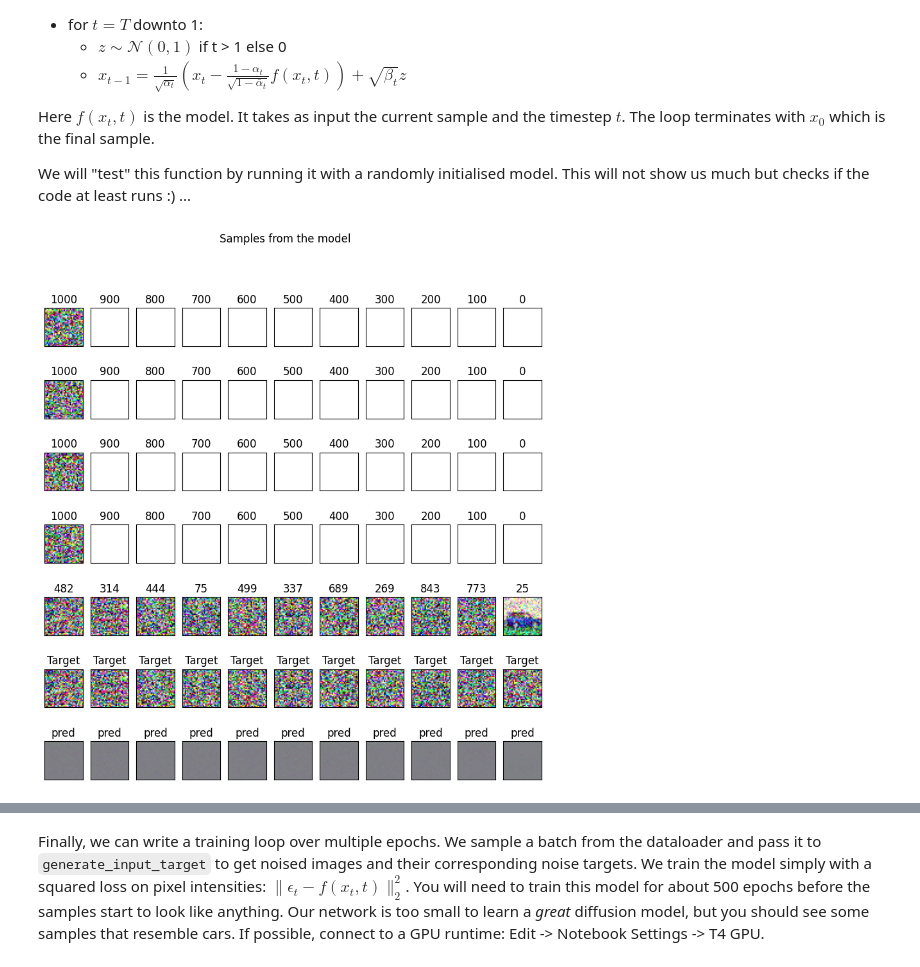
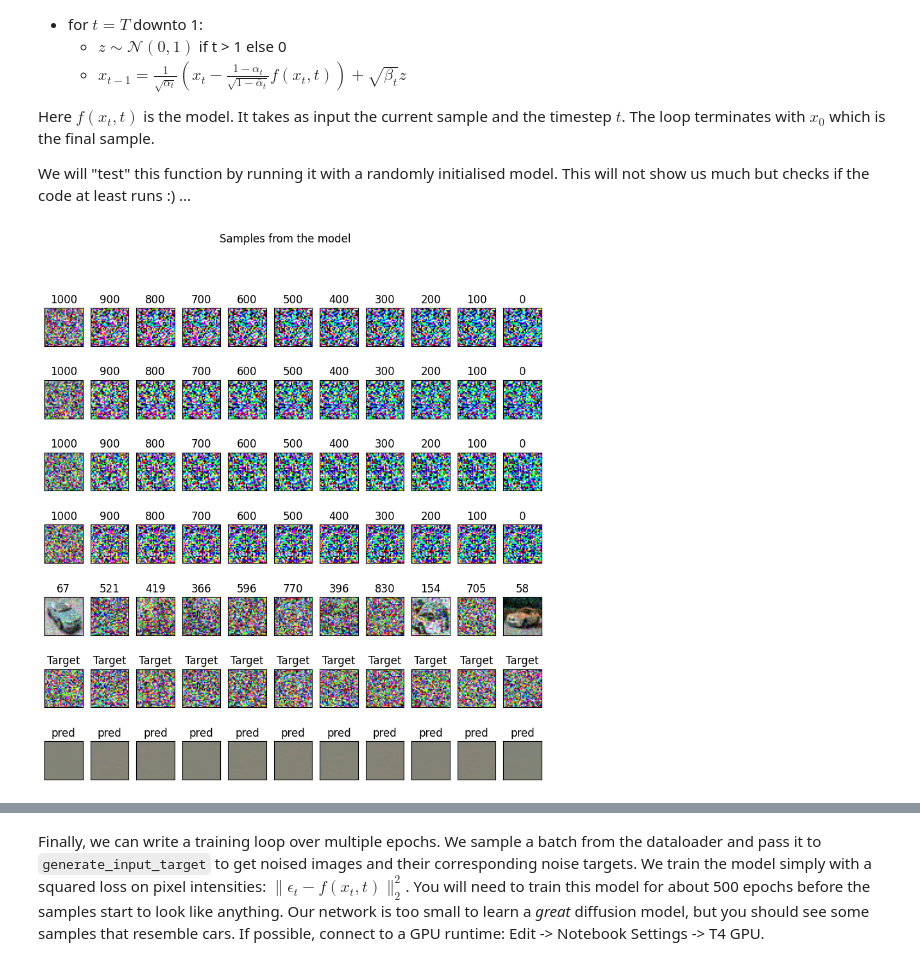
Before and after one commit to alexandre-bismuth/ComputerVision, a Jupyter notebook: practical3.ipynb, the cells around one changed output, grey strips where cells are left out. Drawn from its saved outputs; the diff is of its cells as text; code cells hidden in the pictures.

```diff
--- a/practical3.ipynb
+++ b/practical3.ipynb
@@ -396,8 +398,9 @@ class Schedule():
 
         # TODO: create torch vectors containing values for all timesteps
         # Hint: use torch.arange(0, T + 1, dtype=torch.float32, device=device) / T to create the betas
-        betas = torch.arange(0, T + 1, dtype=torch.float32, device=device) / T
-        betas[0], betas[-1] = beta1, beta2
+        betas = torch.linspace(beta1, beta2, T + 1, dtype=torch.float32, device=device)
+        # betas = torch.arange(0, T + 1, dtype=torch.float32, device=device) / T
+        # betas[0], betas[-1] = beta1, beta2
 
         self.sqrt_beta_t = torch.sqrt(betas)
         self.alpha_t = 1 - betas
@@ -484,35 +487,34 @@ def sample(model, schedule):
         for i in tqdm(range(schedule.num_steps, 0, -1)):
             # TODO: compute sample
             # inside the time loop, before computing sample
-            t = torch.full((sample.size(0), 1, 1, 1), i, device=schedule.device, dtype=torch.float32)
             z = torch.randn_like(sample) if i > 1 else torch.zeros_like(sample)
-            sample = schedule.oneover_sqrta[i] * (sample - schedule.mab_over_sqrtmab_inv[i] * model(sample, t)) + schedule.sqrt_beta_t[i] * z
+            sample = schedule.oneover_sqrta[i] * (sample - schedule.mab_over_sqrtmab_inv[i] * model(sample, i)) + schedule.sqrt_beta_t[i] * z
             # plotting
 
             if i % (schedule.num_steps // 10) == 0:
                 img = (sample*0.5 + 0.5).clip(0,1).cpu().numpy().transpose(0, 2, 3, 1)
                 for j in range(sample.shape[0]):
                     vis.add_image_subplot(j, 10 - i//(schedule.num_steps // 10), img[j], title_str=f'{i}')
 
     # plot the final sample
     img = (sample*0.5 + 0.5).clip(0,1).cpu().numpy().transpose(0, 2, 3, 1)
     for j in range(sample.shape[0]):
         vis.add_image_subplot(j, 10, img[j], title_str=f'{0}')
 
     # also show input-target-prediction triplets
     batch, _ = next(iter(train_loader))
     input_imgs, targets, timesteps = generate_input_target(batch.to(schedule.device), schedule)
     with torch.no_grad():
         pred = model(input_imgs, timesteps)
     input_imgs = (input_imgs*0.5+0.5).clip(0,1).detach().cpu().numpy().transpose(0, 2, 3, 1)
     targets = (targets*0.5+0.5).clip(0,1).detach().cpu().numpy().transpose(0, 2, 3, 1)
     pred = (pred*0.5+0.5).clip(0,1).cpu().detach().numpy().transpose(0, 2, 3, 1)
     for i in range(11):
         vis.add_image_subplot(sample.shape[0]+0, i, input_imgs[i], title_str=f'{int(timesteps[i,0])}')
         vis.add_image_subplot(sample.shape[0]+1, i, targets[i], title_str=f'Target')
         vis.add_image_subplot(sample.shape[0]+2, i, pred[i], title_str=f'pred')
     vis.show()
 
 sample(Model(), Schedule(1e-4, 0.02, 1000))
 # %% [output]
-[figure, old version]
+[figure, new version]
```
Also changed, not shown: parts of 6 cells of this notebook.
